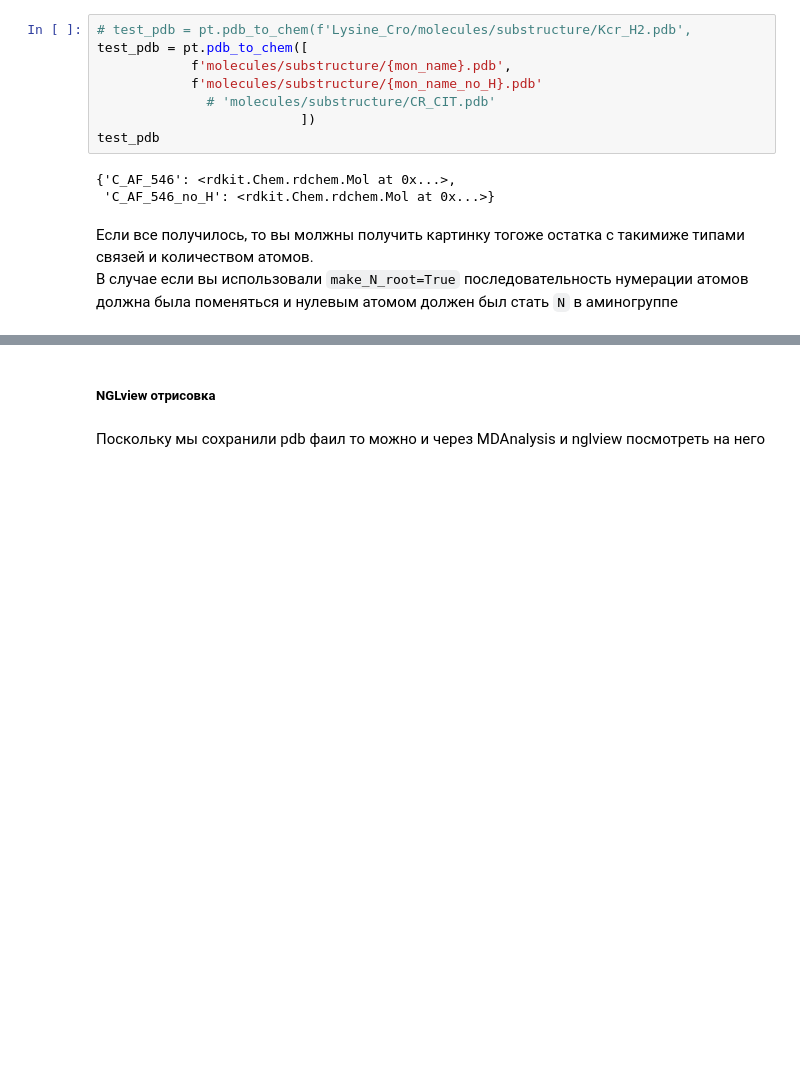
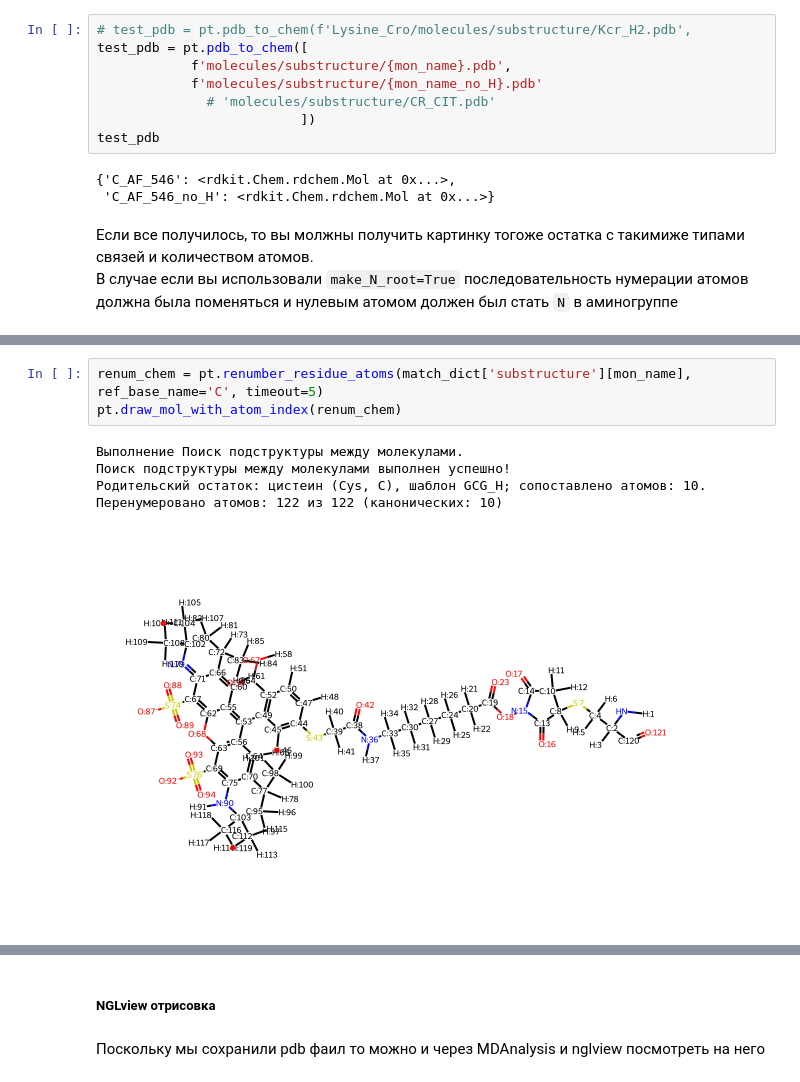
Before and after one commit to intbio/ResParTools, a Jupyter notebook: notebooks_and_examples/AF_546_cys/1_charge_calculation.ipynb, the cells around one changed output, grey strips where cells are left out. Drawn from its saved outputs; the diff is of its cells as text; blank space fills up the shorter version.

```diff
--- a/notebooks_and_examples/AF_546_cys/1_charge_calculation.ipynb
+++ b/notebooks_and_examples/AF_546_cys/1_charge_calculation.ipynb
@@ -206,0 +211,9 @@ pt.draw_mol_with_atom_index(test_pdb[mon_name_no_H])
+# %%
+renum_chem = pt.renumber_residue_atoms(match_dict['substructure'][mon_name], ref_base_name='C', timeout=5)
+pt.draw_mol_with_atom_index(renum_chem)
+# %% [output]
+Выполнение Поиск подструктуры между молекулами.
+Поиск подструктуры между молекулами выполнен успешно!
+Родительский остаток: цистеин (Cys, C), шаблон GCG_H; сопоставлено атомов: 10.
+Перенумеровано атомов: 122 из 122 (канонических: 10)
+[figure, added]
```
Also changed, not shown: parts of 7 cells of this notebook, 5 other files.
